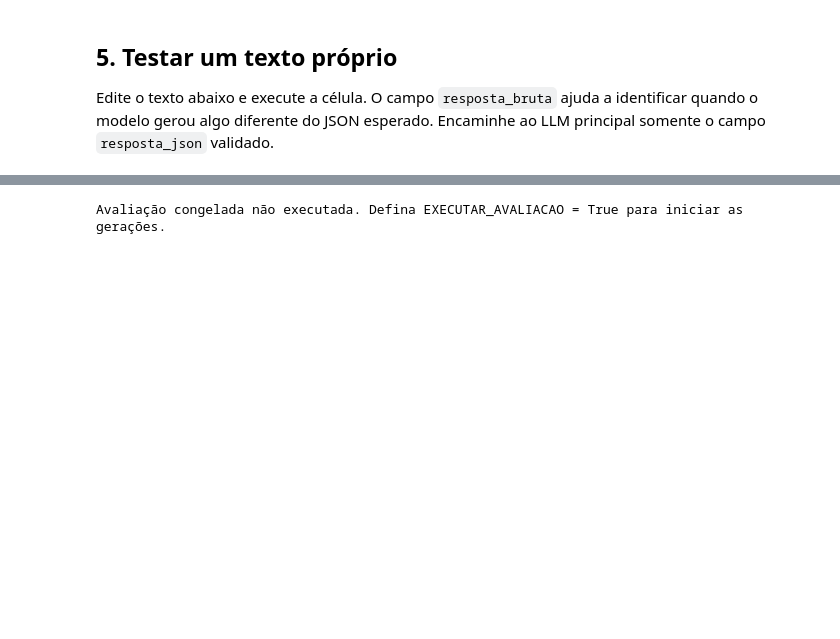
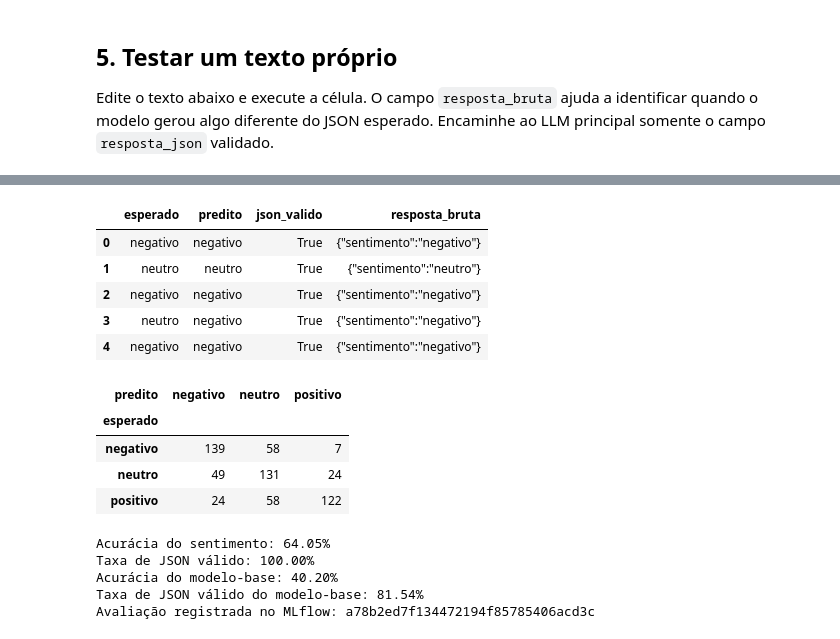
Before and after one commit to michaeldouglas/alura-llama-factory, a Jupyter notebook: EscutIA/fine_tuning_lora/Inferencia_LoRA_EscutIA.ipynb, the cells around one changed output, grey strips where cells are left out. Drawn from its saved outputs; the diff is of its cells as text; code cells hidden in the pictures; blank space fills up the shorter version.

Commit message:
Ajustes do modelo

```diff
--- a/EscutIA/fine_tuning_lora/Inferencia_LoRA_EscutIA.ipynb
+++ b/EscutIA/fine_tuning_lora/Inferencia_LoRA_EscutIA.ipynb
@@ -190,9 +214,9 @@ import hashlib
 import mlflow
 import pandas as pd
 
-EXECUTAR_AVALIACAO = False
-AVALIAR_BASELINE = False
-CONFIRMACAO_AVALIACAO = ''
+EXECUTAR_AVALIACAO = True
+AVALIAR_BASELINE = True
+CONFIRMACAO_AVALIACAO = 'EXECUTAR_AVALIACAO_ROUTER'
 DATASET_DIR = (BASE_DIR.parent / 'dataset' / 'dados' / 'preparados').resolve()
 EVALUATION_FILE = DATASET_DIR / 'escutia_evaluation.json'
 
@@ -254,32 +278,47 @@ else:
         }, ensure_ascii=False, indent=2),
         encoding='utf-8',
     )
     df_avaliacao.to_csv(avaliacao_dir / 'avaliacao_lora.csv', index=False, encoding='utf-8')
 
     dataset_hash = hashlib.sha256(EVALUATION_FILE.read_bytes()).hexdigest()
     mlflow.set_tracking_uri(f"sqlite:///{str(BASE_DIR.parent / 'mlflow.db').replace(chr(92), '/') }")
     mlflow.set_experiment('escutia-lora')
     with mlflow.start_run(run_name='avaliacao_lora_escutia') as run:
         metricas_mlflow = {
             'evaluation_accuracy': float(acuracia),
             'evaluation_valid_json_rate': float(taxa_json),
             'evaluation_samples': float(len(df_avaliacao)),
         }
-        if acuracia_base is not None:
+        if acuracia_base is not None and taxa_json_base is not None:
             metricas_mlflow['baseline_accuracy'] = float(acuracia_base)
             metricas_mlflow['baseline_valid_json_rate'] = float(taxa_json_base)
         mlflow.log_metrics(metricas_mlflow)
         mlflow.log_params({
             'evaluation_model': MODEL_NAME,
             'evaluation_adapter': str(ADAPTER_DIR),
             'evaluation_dataset_hash_sha256': dataset_hash,
         })
         mlflow.set_tags({
             'run_type': 'evaluation',
             'fine_tuning_type': 'lora',
             'evaluation_contract': 'sentimento_json',
         })
         mlflow.log_artifacts(str(avaliacao_dir), artifact_path='avaliacao')
         print(f'Avaliação registrada no MLflow: {run.info.run_id}')
 # %% [output]
+|  | esperado | predito | json_valido | resposta_bruta |
+| 0 | negativo | negativo | True | {"sentimento":"negativo"} |
+| 1 | neutro | neutro | True | {"sentimento":"neutro"} |
+| 2 | negativo | negativo | True | {"sentimento":"negativo"} |
+| 3 | neutro | negativo | True | {"sentimento":"negativo"} |
+| 4 | negativo | negativo | True | {"sentimento":"negativo"} |
+| predito | negativo | neutro | positivo |
+| esperado |  |  |  |
+| negativo | 139 | 58 | 7 |
+| neutro | 49 | 131 | 24 |
+| positivo | 24 | 58 | 122 |
-Avaliação congelada não executada. Defina EXECUTAR_AVALIACAO = True para iniciar as gerações.
+Acurácia do sentimento: 64.05%
+Taxa de JSON válido: 100.00%
+Acurácia do modelo-base: 40.20%
+Taxa de JSON válido do modelo-base: 81.54%
+Avaliação registrada no MLflow: a78b2ed7f134472194f85785406acd3c
```
Also changed, not shown: parts of 6 cells of this notebook, 9 other files.
